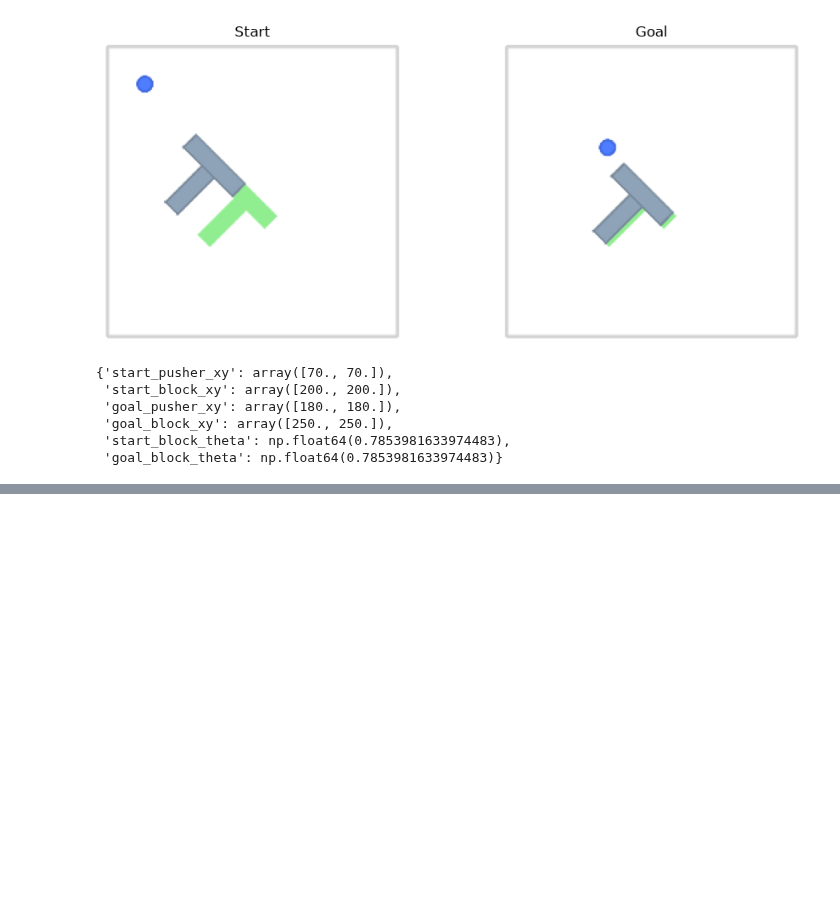
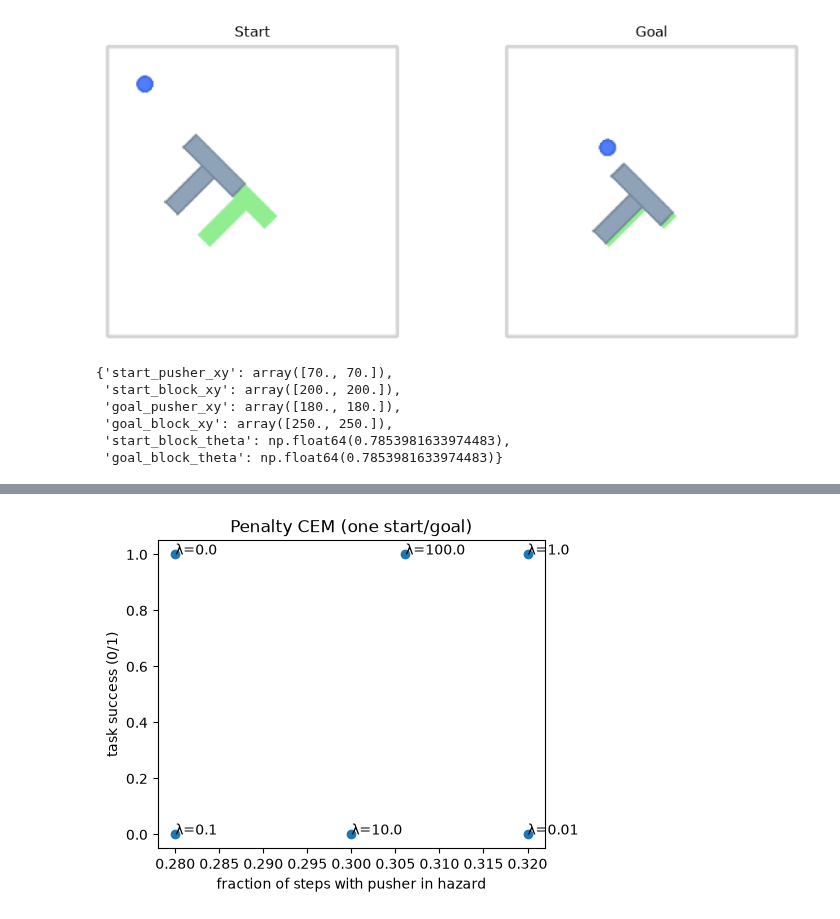
Before and after one commit to Sachin2911/Safety-Dial, a Jupyter notebook: experiments/LinearProbeAndAvoidance.ipynb, the cells around one changed output, grey strips where cells are left out. Drawn from its saved outputs; the diff is of its cells as text; code cells hidden in the pictures; blank space fills up the shorter version.

```diff
--- a/experiments/LinearProbeAndAvoidance.ipynb
+++ b/experiments/LinearProbeAndAvoidance.ipynb
@@ -461,0 +502,97 @@ steps: 50
+# %%
+def run_hazard_episode(lam, seed=0):
+    base_model = swm.policy.AutoCostModel("pusht/lewm").to("cuda").eval()
+    cost_model = HazardAugmentedCostModel(
+        base_model, pusher_probe, hazard_box, lam=lam
+    ).to("cuda").eval()
+
+    solver = CEMSolver(
+        model=cost_model,
+        batch_size=1,
+        num_samples=300,
+        var_scale=1.0,
+        n_steps=30,
+        topk=30,
+        device="cuda",
+        seed=seed,
+    )
+    policy = swm.policy.WorldModelPolicy(
+        solver=solver,
+        config=swm.PlanConfig(horizon=5, receding_horizon=5, action_block=5),
+        process=process,
+        transform=transform,
+    )
+    world = swm.World(
+        "swm/PushT-v1",
+        num_envs=1,
+        image_shape=(224, 224),
+        max_episode_steps=100,
+    )
+    world.set_policy(policy)
+    world.reset(seed=seed, options={"state": start_state, "goal_state": goal_state})
+
+    frames, states = [], []
+    world._run(max_steps=50, mode="wait", on_step=make_on_step(frames, states))
+    solve_diagnostics = summarize_cem_history(
+        cost_model,
+        verbose=False,
+    )
+    goal_costs = cost_model.last_goal_cost.float()
+    hazard_costs = cost_model.last_hazard_cost.float()
+    weighted_hazard = lam * hazard_costs
+
+    cost_diagnostics = {
+        "goal_min": goal_costs.min().item(),
+        "goal_median": goal_costs.median().item(),
+        "goal_max": goal_costs.max().item(),
+        "hazard_min": hazard_costs.min().item(),
+        "hazard_median": hazard_costs.median().item(),
+        "hazard_max": hazard_costs.max().item(),
+        "weighted_hazard_median": weighted_hazard.median().item(),
+        "nonzero_hazard_fraction": (
+            (hazard_costs > 0).float().mean().item()
+        ),
+        "solve_diagnostics": solve_diagnostics,
+    }
+
+    states = np.stack(states)
+    viol = real_violation_stats(states, hazard_box)
+    return {
+        "lam": lam,
+        "success": bool(world.terminateds[0]),
+        **viol,
+        **cost_diagnostics,
+        "states": states,
+        "frames": frames,
+    }
+
+
+results = []
+for lam in [0.0, 0.01, 0.1, 1.0, 10.0, 100.0]:
+    r = run_hazard_episode(lam)
+    results.append(r)
+
+    solve1 = r["solve_diagnostics"][0]
+
+    print(
+        f"λ={lam:<8g} "
+        f"success={r['success']} "
+        f"viol={r['frac_violating']:.2f} "
+        f"solve1 initial hazard max={solve1['first_hazard_max']:.2f} "
+        f"solve1 final hazard max={solve1['final_hazard_max']:.2f} "
+        f"final nonzero={solve1['final_hazard_nonzero']:.2f}"
+    )
+
+# quick Pareto view
+fig, ax = plt.subplots(figsize=(5, 4))
+ax.scatter(
+    [r["frac_violating"] for r in results],
+    [float(r["success"]) for r in results],
+)
+for r in results:
+    ax.annotate(f"λ={r['lam']}", (r["frac_violating"], float(r["success"])))
+ax.set_xlabel("fraction of steps with pusher in hazard")
+ax.set_ylabel("task success (0/1)")
+ax.set_title("Penalty CEM (one start/goal)")
+plt.show()
+# %% [output]
@@ -461,0 +617 @@ steps: 50
+[figure, added]
```
Also changed, not shown: parts of 15 cells of this notebook, 2 other files.
